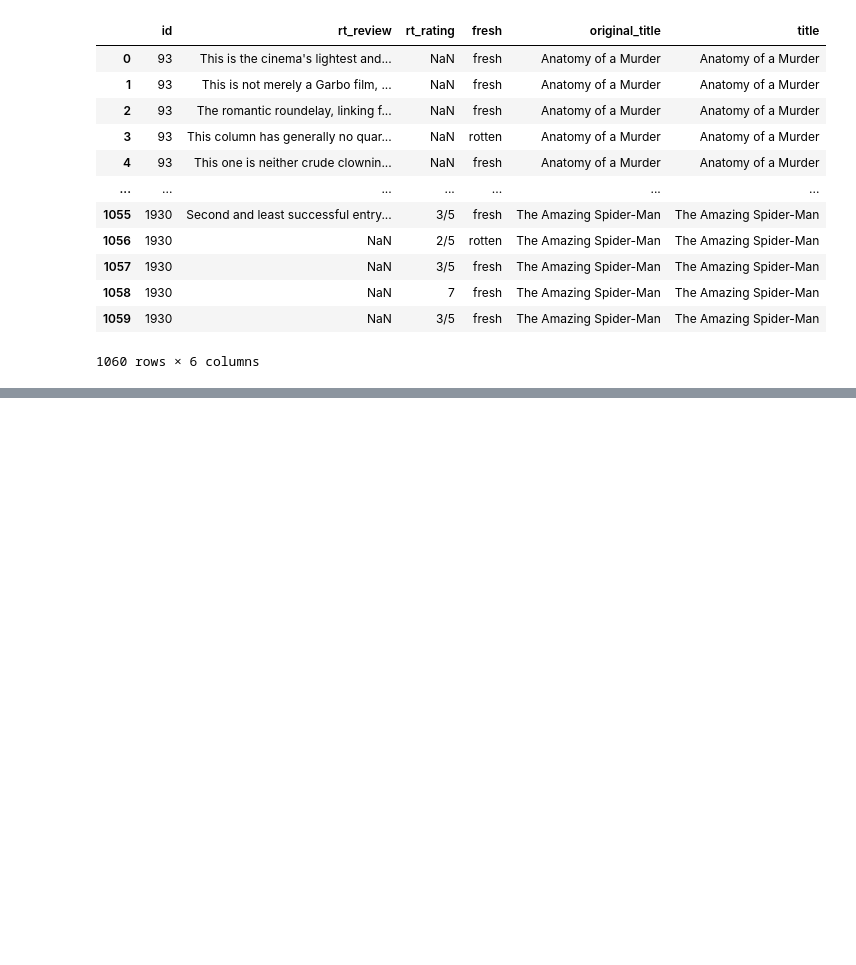
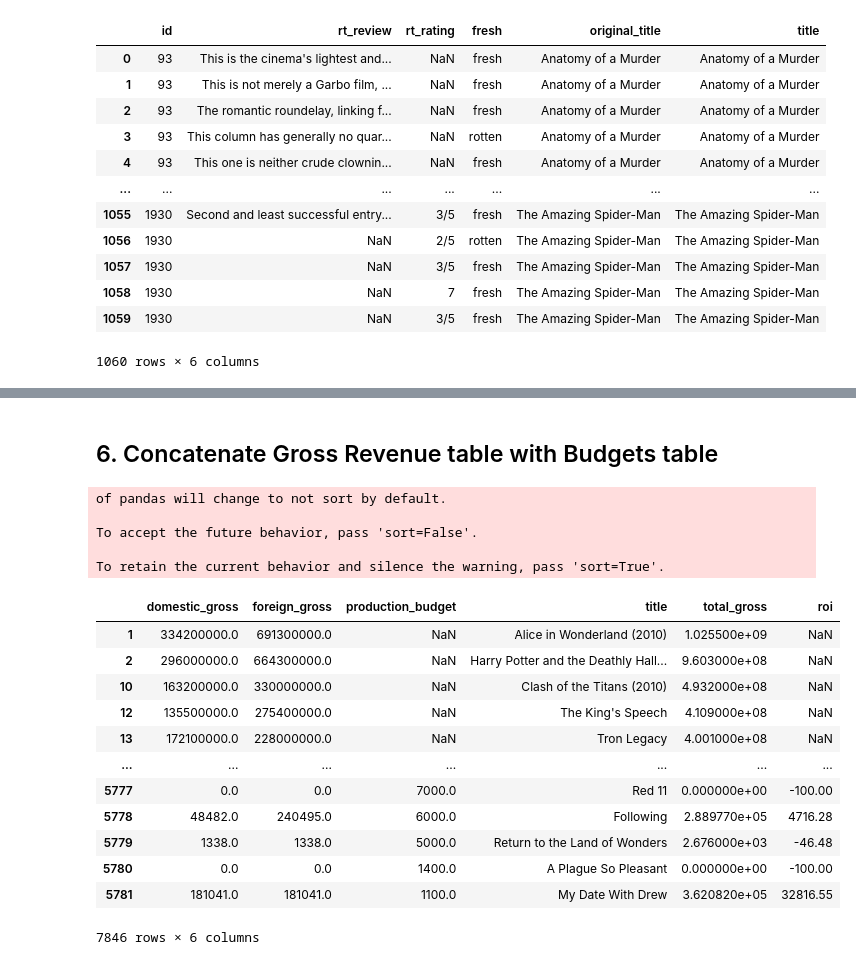
Before and after one commit to khyateed/Movie-Data-Analysis, a Jupyter notebook: student.ipynb, the cells around one changed output, grey strips where cells are left out. Saved outputs shown, nothing was run; the diff lists cells and outputs as text; code cells hidden in the pictures; blank space fills up the shorter version.

```diff
--- a/student.ipynb
+++ b/student.ipynb
@@ -510,0 +429,28 @@ Which composers have the most successful music scores?<br>
+# %% [markdown]
+## 6. Concatenate Gross Revenue table with Budgets table
+# %%
+# concat gross and budget tables, create columns for total_gross and Return on Investment, drop duplicate rows
+budget_concat = pd.concat([movie_gross, budgets])
+budget_concat['total_gross'] = budget_concat.domestic_gross + budget_concat.foreign_gross
+budget_concat['roi'] = (((budget_concat.total_gross - budget_concat.production_budget)/budget_concat.production_budget)* 100).round(2)
+budget_concat.drop_duplicates(subset=['title'],keep='last', inplace=True)
+budget_concat
+# %% [output]
+of pandas will change to not sort by default.
+
+To accept the future behavior, pass 'sort=False'.
+
+To retain the current behavior and silence the warning, pass 'sort=True'.
+|  | domestic_gross | foreign_gross | production_budget | title | total_gross | roi |
+| 1 | 334200000.0 | 691300000.0 | NaN | Alice in Wonderland (2010) | 1.025500e+09 | NaN |
+| 2 | 296000000.0 | 664300000.0 | NaN | Harry Potter and the Deathly Hall... | 9.603000e+08 | NaN |
+| 10 | 163200000.0 | 330000000.0 | NaN | Clash of the Titans (2010) | 4.932000e+08 | NaN |
+| 12 | 135500000.0 | 275400000.0 | NaN | The King's Speech | 4.109000e+08 | NaN |
+| 13 | 172100000.0 | 228000000.0 | NaN | Tron Legacy | 4.001000e+08 | NaN |
+| ... | ... | ... | ... | ... | ... | ... |
+| 5777 | 0.0 | 0.0 | 7000.0 | Red 11 | 0.000000e+00 | -100.00 |
+| 5778 | 48482.0 | 240495.0 | 6000.0 | Following | 2.889770e+05 | 4716.28 |
+| 5779 | 1338.0 | 1338.0 | 5000.0 | Return to the Land of Wonders | 2.676000e+03 | -46.48 |
+| 5780 | 0.0 | 0.0 | 1400.0 | A Plague So Pleasant | 0.000000e+00 | -100.00 |
+| 5781 | 181041.0 | 181041.0 | 1100.0 | My Date With Drew | 3.620820e+05 | 32816.55 |
+7846 rows × 6 columns
```
Also changed, not shown: parts of 53 cells of this notebook, 1 other file.
